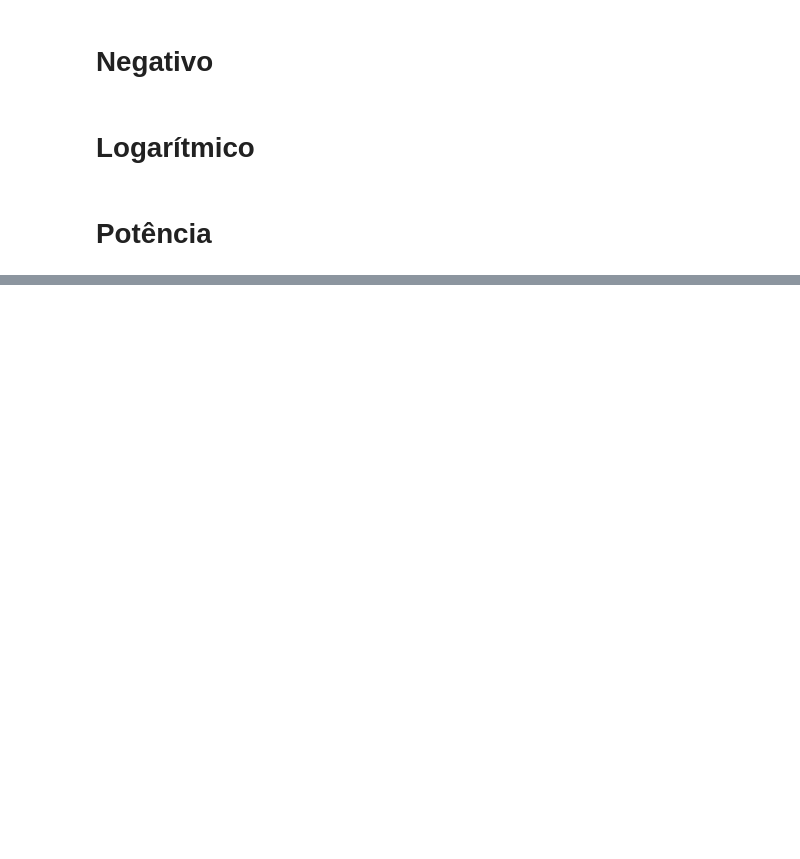
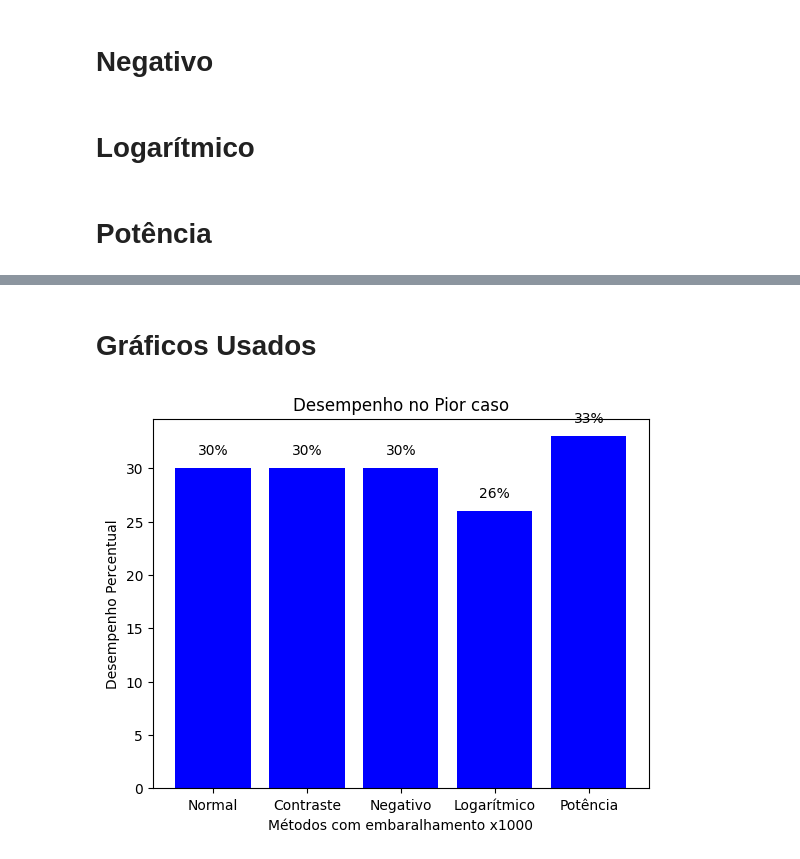
Before and after one commit to mauriciobenjamin700/6_periodo, a Jupyter notebook: CV/Treino/Enviar_4/main.ipynb, the cells around one changed output, grey strips where cells are left out. Drawn from its saved outputs; the diff is of its cells as text; code cells hidden in the pictures; blank space fills up the shorter version.

```diff
--- a/CV/Treino/Enviar_4/main.ipynb
+++ b/CV/Treino/Enviar_4/main.ipynb
@@ -423,0 +883,57 @@ for i in range(0,len(c),1):
+# %% [markdown]
+# Gráficos Usados
+# %%
+import matplotlib.pyplot as plt
+import numpy as np
+
+output = "Graficos"
+situcao = ''
+teste = 0
+
+#situacao =  "Melhor"
+#teste = 10
+#dados = [61,59,62,61,61]
+#teste = 100
+#dados = [66,68,67,66,68]
+#teste = 1000
+#dados = [71,72,71,70,72]
+
+#situacao =  "Medio"
+
+#teste = 10
+#dados = [51,53,49,51,46]
+#teste = 100
+#dados = [48,48,50,49,50]
+#teste = 1000
+#dados = [49,47,49,49,50]
+
+situacao =  "Pior"
+
+#teste = 10
+#dados = [43,43,37,41,34]
+#teste = 100
+#dados = [30,33,33,34,33]
+teste = 1000
+dados = [30,30,30,26,33]
+
+
+
+# Nomes dos métodos
+metodos = ['Normal','Contraste', 'Negativo', 'Logarítmico', 'Potência']
+
+# Criar gráfico de barras
+plt.bar(metodos, dados, color="blue")
+
+# Adicionar rótulos e título
+plt.xlabel(f'Métodos com embaralhamento x{teste}')
+plt.ylabel('Desempenho Percentual')
+plt.title(f'Desempenho no {situacao} caso')
+
+# Adicionar percentuais acima das barras
+for i, valor in enumerate(dados):
+    plt.text(i, valor + 1, f'{valor}%', ha='center', va='bottom')
+
+# Exibir o gráfico
+plt.savefig(f"Graficos/{situacao}_x_{teste}.jpg")
+# %% [output]
+[figure, added]
```
Also changed, not shown: parts of 24 cells of this notebook, 24 other files.
